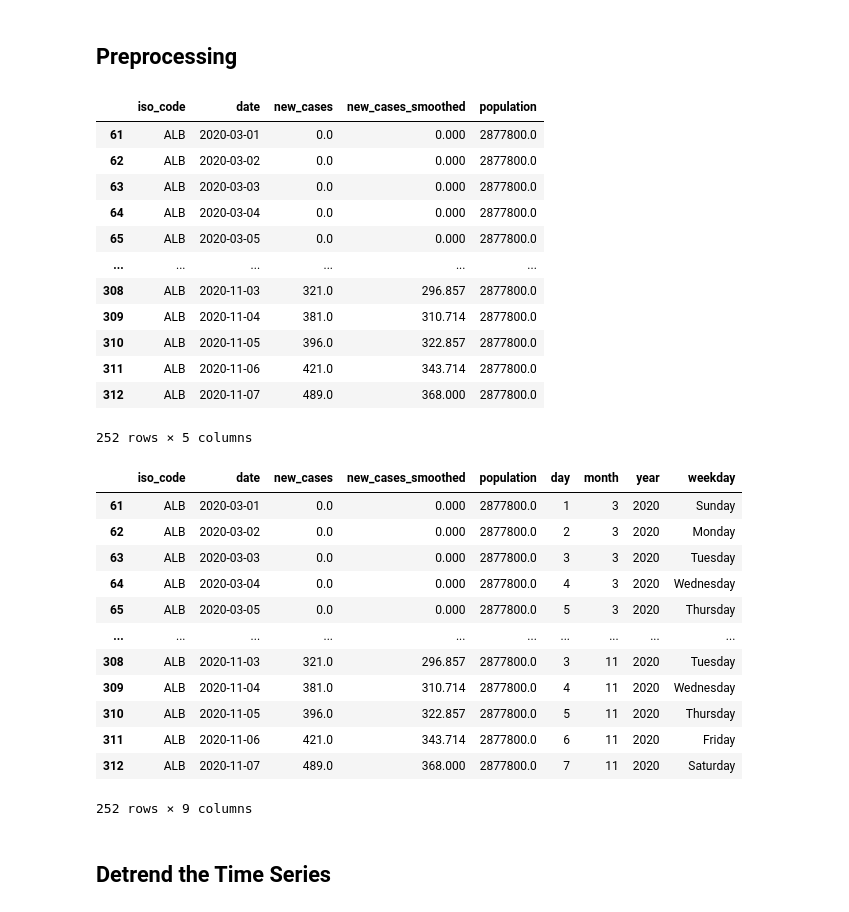
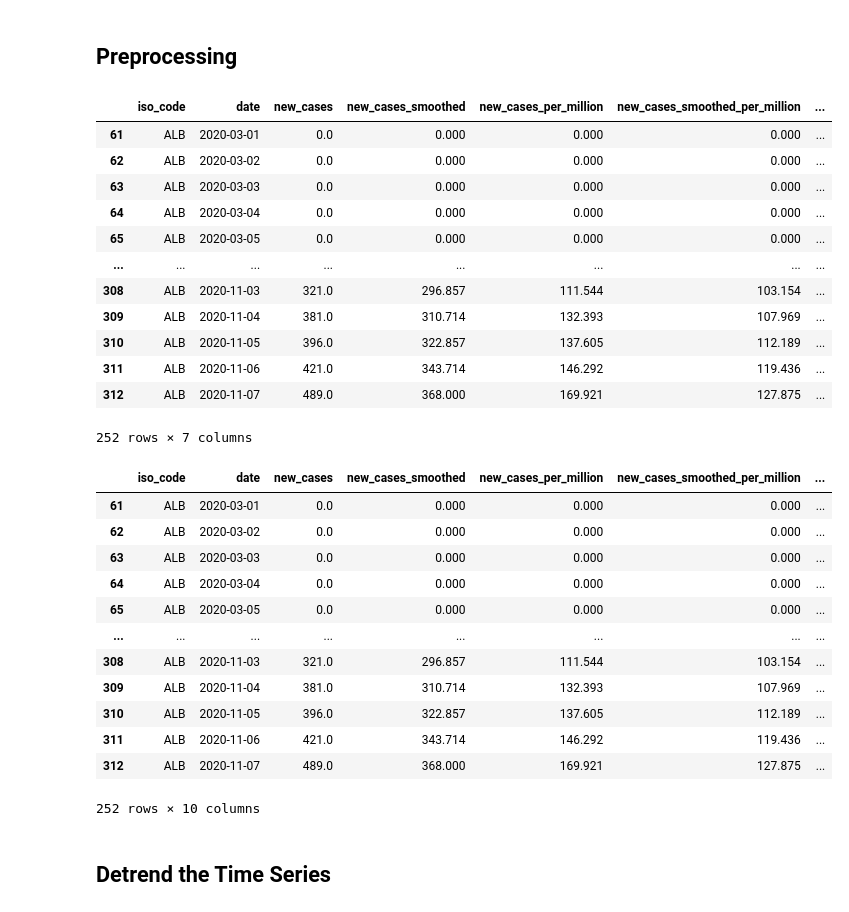
Before and after one commit to ostormer/covid_ml, a Jupyter notebook: Random Forest - Global Training.ipynb, the cells around one changed output. Cells and saved outputs as stored; diff of their text form; code cells hidden in the pictures.

```diff
--- a/Random Forest - Global Training.ipynb
+++ b/Random Forest - Global Training.ipynb
@@ -63,48 +47,49 @@ df['date'] = pd.to_datetime(df['date'])
 df = df[~(df['date'] < start_date)]
 df = df[~(df['date'] > end_date)]
 
+dates = df['date']
+
 # Drop unneeded columns
-df = df.drop(['location', 'latitude', 'longitude', 'new_tests', 'new_tests_smoothed', 'total_tests', 'stringency_index'], axis = 1)
+df = df.drop(['location', 'latitude', 'longitude', 'new_tests', 'new_tests_smoothed', 'population'], axis = 1)
 
 dfs = [group[1] for group in df.groupby('iso_code')]
 
 dfs[0]
 # %% [output]
-|  | iso_code | date | new_cases | new_cases_smoothed | population |
-| 61 | ALB | 2020-03-01 | 0.0 | 0.000 | 2877800.0 |
-| 62 | ALB | 2020-03-02 | 0.0 | 0.000 | 2877800.0 |
-| 63 | ALB | 2020-03-03 | 0.0 | 0.000 | 2877800.0 |
-| 64 | ALB | 2020-03-04 | 0.0 | 0.000 | 2877800.0 |
-| 65 | ALB | 2020-03-05 | 0.0 | 0.000 | 2877800.0 |
-| ... | ... | ... | ... | ... | ... |
-| 308 | ALB | 2020-11-03 | 321.0 | 296.857 | 2877800.0 |
-| 309 | ALB | 2020-11-04 | 381.0 | 310.714 | 2877800.0 |
-| 310 | ALB | 2020-11-05 | 396.0 | 322.857 | 2877800.0 |
-| 311 | ALB | 2020-11-06 | 421.0 | 343.714 | 2877800.0 |
-| 312 | ALB | 2020-11-07 | 489.0 | 368.000 | 2877800.0 |
+|  | iso_code | date | new_cases | new_cases_smoothed | new_cases_per_million | new_cases_smoothed_per_million | ... |
+| 61 | ALB | 2020-03-01 | 0.0 | 0.000 | 0.000 | 0.000 | ... |
+| 62 | ALB | 2020-03-02 | 0.0 | 0.000 | 0.000 | 0.000 | ... |
+| 63 | ALB | 2020-03-03 | 0.0 | 0.000 | 0.000 | 0.000 | ... |
+| 64 | ALB | 2020-03-04 | 0.0 | 0.000 | 0.000 | 0.000 | ... |
+| 65 | ALB | 2020-03-05 | 0.0 | 0.000 | 0.000 | 0.000 | ... |
+| ... | ... | ... | ... | ... | ... | ... | ... |
+| 308 | ALB | 2020-11-03 | 321.0 | 296.857 | 111.544 | 103.154 | ... |
+| 309 | ALB | 2020-11-04 | 381.0 | 310.714 | 132.393 | 107.969 | ... |
+| 310 | ALB | 2020-11-05 | 396.0 | 322.857 | 137.605 | 112.189 | ... |
+| 311 | ALB | 2020-11-06 | 421.0 | 343.714 | 146.292 | 119.436 | ... |
+| 312 | ALB | 2020-11-07 | 489.0 | 368.000 | 169.921 | 127.875 | ... |
-252 rows × 5 columns
+252 rows × 7 columns
 # %%
 for i in range(len(dfs)):
     dfs[i]['day'] = df['date'].dt.day
     dfs[i]['month'] = df['date'].dt.month
     dfs[i]['year'] = df['date'].dt.year
-    dfs[i]['weekday'] = df['date'].dt.strftime('%A')
 
 dfs[0]
 # %% [output]
-|  | iso_code | date | new_cases | new_cases_smoothed | population | day | month | year | weekday |
-| 61 | ALB | 2020-03-01 | 0.0 | 0.000 | 2877800.0 | 1 | 3 | 2020 | Sunday |
-| 62 | ALB | 2020-03-02 | 0.0 | 0.000 | 2877800.0 | 2 | 3 | 2020 | Monday |
-| 63 | ALB | 2020-03-03 | 0.0 | 0.000 | 2877800.0 | 3 | 3 | 2020 | Tuesday |
-| 64 | ALB | 2020-03-04 | 0.0 | 0.000 | 2877800.0 | 4 | 3 | 2020 | Wednesday |
-| 65 | ALB | 2020-03-05 | 0.0 | 0.000 | 2877800.0 | 5 | 3 | 2020 | Thursday |
-| ... | ... | ... | ... | ... | ... | ... | ... | ... | ... |
-| 308 | ALB | 2020-11-03 | 321.0 | 296.857 | 2877800.0 | 3 | 11 | 2020 | Tuesday |
-| 309 | ALB | 2020-11-04 | 381.0 | 310.714 | 2877800.0 | 4 | 11 | 2020 | Wednesday |
-| 310 | ALB | 2020-11-05 | 396.0 | 322.857 | 2877800.0 | 5 | 11 | 2020 | Thursday |
-| 311 | ALB | 2020-11-06 | 421.0 | 343.714 | 2877800.0 | 6 | 11 | 2020 | Friday |
-| 312 | ALB | 2020-11-07 | 489.0 | 368.000 | 2877800.0 | 7 | 11 | 2020 | Saturday |
+|  | iso_code | date | new_cases | new_cases_smoothed | new_cases_per_million | new_cases_smoothed_per_million | ... |
+| 61 | ALB | 2020-03-01 | 0.0 | 0.000 | 0.000 | 0.000 | ... |
+| 62 | ALB | 2020-03-02 | 0.0 | 0.000 | 0.000 | 0.000 | ... |
+| 63 | ALB | 2020-03-03 | 0.0 | 0.000 | 0.000 | 0.000 | ... |
+| 64 | ALB | 2020-03-04 | 0.0 | 0.000 | 0.000 | 0.000 | ... |
+| 65 | ALB | 2020-03-05 | 0.0 | 0.000 | 0.000 | 0.000 | ... |
+| ... | ... | ... | ... | ... | ... | ... | ... |
+| 308 | ALB | 2020-11-03 | 321.0 | 296.857 | 111.544 | 103.154 | ... |
+| 309 | ALB | 2020-11-04 | 381.0 | 310.714 | 132.393 | 107.969 | ... |
+| 310 | ALB | 2020-11-05 | 396.0 | 322.857 | 137.605 | 112.189 | ... |
+| 311 | ALB | 2020-11-06 | 421.0 | 343.714 | 146.292 | 119.436 | ... |
+| 312 | ALB | 2020-11-07 | 489.0 | 368.000 | 169.921 | 127.875 | ... |
-252 rows × 9 columns
+252 rows × 10 columns
 # %% [markdown]
 ## Detrend the Time Series
 # %% [markdown]
```
Also changed, not shown: parts of 12 cells of this notebook, 1 other file.
